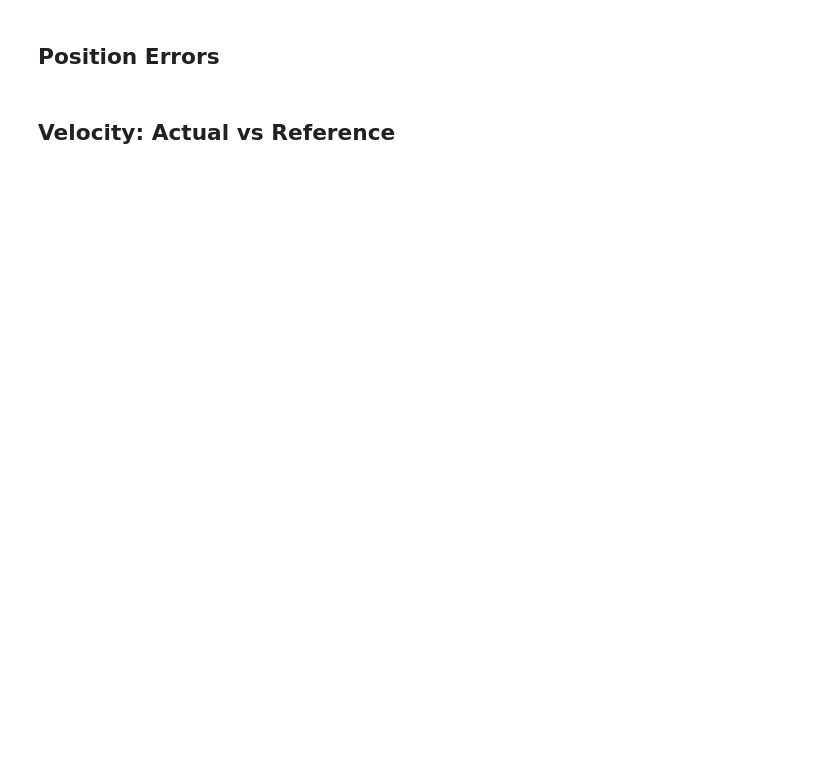
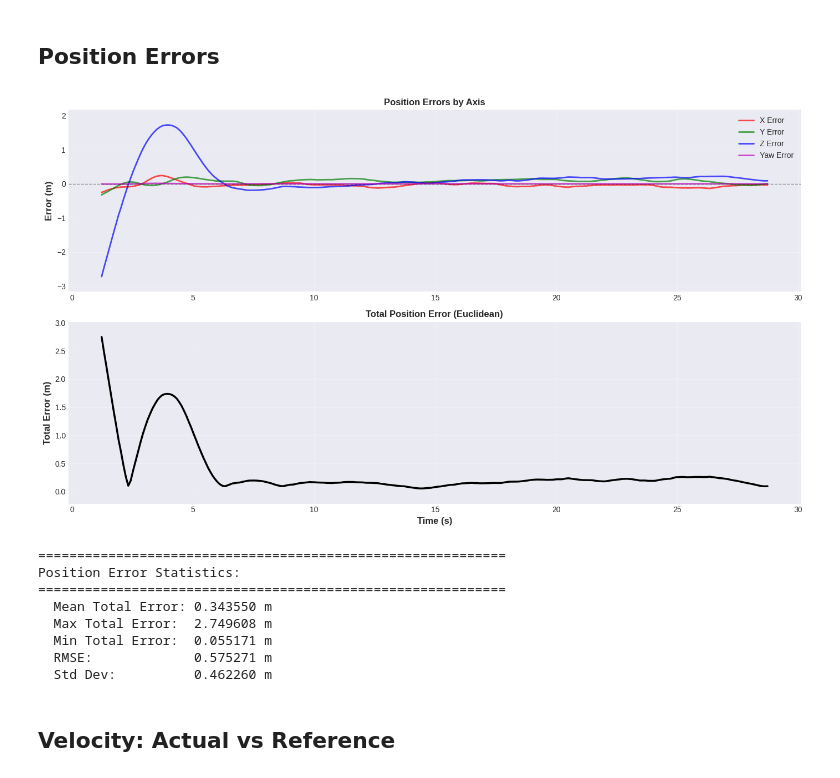
Before and after one commit to evannsm/px4_ros_com_py, a Jupyter notebook: px4_ros_com_py/data_analysis/SingleLogViewer.ipynb, the cells around one changed output. Cells and saved outputs as stored; diff of their text form; code cells hidden in the pictures; blank space fills up the shorter version.

```diff
--- a/px4_ros_com_py/data_analysis/SingleLogViewer.ipynb
+++ b/px4_ros_com_py/data_analysis/SingleLogViewer.ipynb
@@ -37,7 +45,7 @@ for i, f in enumerate(log_files, 1):
 **Change the filename below to the log file you want to analyze:**
 # %%
 # ===== SELECT LOG FILE HERE =====
-selected_file = 'sim_nr_hover_m1_ds.csv'  # <-- Change this
+selected_file = 'sim_nr_circle_horz_ds.csv'  # <-- Change this
 # ================================
 
 df = pd.read_csv(log_dir / selected_file)
@@ -48,6 +56,12 @@ df['z_ref'] = -df['z_ref']
 df['vz'] = -df['vz']
 df['vz_ref'] = -df['vz_ref']
 
+# Apply lookahead alignment to reference values
+# This shifts reference values backward in time to account for lookahead_time
+# ensuring we compare the actual state at time t with the reference that was
+# planned for time t (not time t + lookahead_time)
+df = align_reference_to_actual(df, sampling_rate=10.0)
+
 print(f"\n{'='*60}")
 print(f"Loaded: {selected_file}")
 print(f"{'='*60}")
@@ -195,7 +249,8 @@ plt.show()
 error_x = df['x'] - df['x_ref']
 error_y = df['y'] - df['y_ref']
 error_z = df['z'] - df['z_ref']
-error_norm = np.sqrt(error_x**2 + error_y**2 + error_z**2)
+error_yaw = 0.18 * (df['yaw'] - df['yaw_ref'])
+error_norm = np.sqrt(error_x**2 + error_y**2 + error_z**2 + error_yaw**2)
 
 fig, axes = plt.subplots(2, 1, figsize=(14, 8))
 
@@ -203,6 +258,7 @@ fig, axes = plt.subplots(2, 1, figsize=(14, 8))
 axes[0].plot(df['time'], error_x, 'r-', label='X Error', linewidth=2, alpha=0.7)
 axes[0].plot(df['time'], error_y, 'g-', label='Y Error', linewidth=2, alpha=0.7)
 axes[0].plot(df['time'], error_z, 'b-', label='Z Error', linewidth=2, alpha=0.7)
+axes[0].plot(df['time'], error_yaw, 'm-', label='Yaw Error', linewidth=2, alpha=0.7)
 axes[0].axhline(y=0, color='k', linestyle='--', linewidth=1, alpha=0.4)
 
 # Add equal margins on both ends
@@ -217,33 +273,43 @@ axes[0].set_title('Position Errors by Axis', fontsize=12, fontweight='bold')
 axes[0].legend(loc='upper right', fontsize=10)
 axes[0].grid(True, alpha=0.3)
 
 # Total error
 axes[1].plot(df['time'], error_norm, 'k-', linewidth=2.5)
 
 # Add equal margins on both ends
 norm_max = error_norm.max()
 norm_min = error_norm.min()
 norm_range = norm_max - norm_min
 margin = norm_range * 0.1 if norm_range > 0 else 0.01
 axes[1].set_ylim(norm_min - margin, norm_max + margin)
 
 axes[1].set_xlabel('Time (s)', fontsize=12, fontweight='bold')
 axes[1].set_ylabel('Total Error (m)', fontsize=12, fontweight='bold')
 axes[1].set_title('Total Position Error (Euclidean)', fontsize=12, fontweight='bold')
 axes[1].grid(True, alpha=0.3)
 
 plt.tight_layout()
 plt.show()
 
 # Print statistics
 print(f"\n{'='*60}")
 print("Position Error Statistics:")
 print(f"{'='*60}")
 print(f"  Mean Total Error: {error_norm.mean():.6f} m")
 print(f"  Max Total Error:  {error_norm.max():.6f} m")
 print(f"  Min Total Error:  {error_norm.min():.6f} m")
 print(f"  RMSE:             {np.sqrt((error_norm**2).mean()):.6f} m")
 print(f"  Std Dev:          {error_norm.std():.6f} m")
+# %% [output]
+[figure, added]
+============================================================
+Position Error Statistics:
+============================================================
+  Mean Total Error: 0.343550 m
+  Max Total Error:  2.749608 m
+  Min Total Error:  0.055171 m
+  RMSE:             0.575271 m
+  Std Dev:          0.462260 m
 # %% [markdown]
 ## Velocity: Actual vs Reference
 # %%
```
Also changed, not shown: parts of 13 cells of this notebook, 10 other files.
